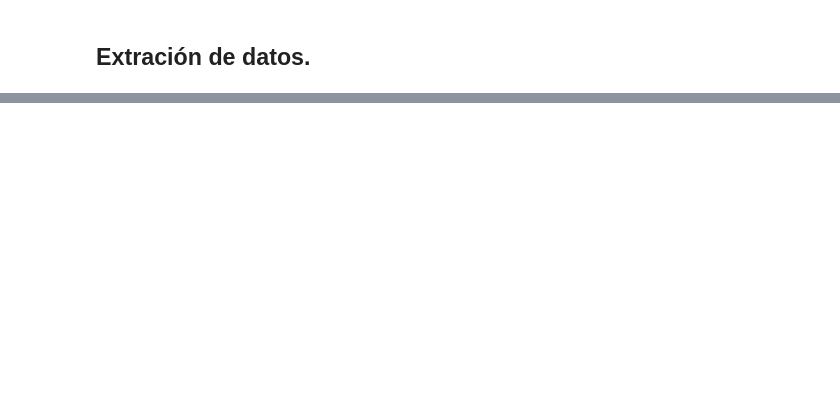
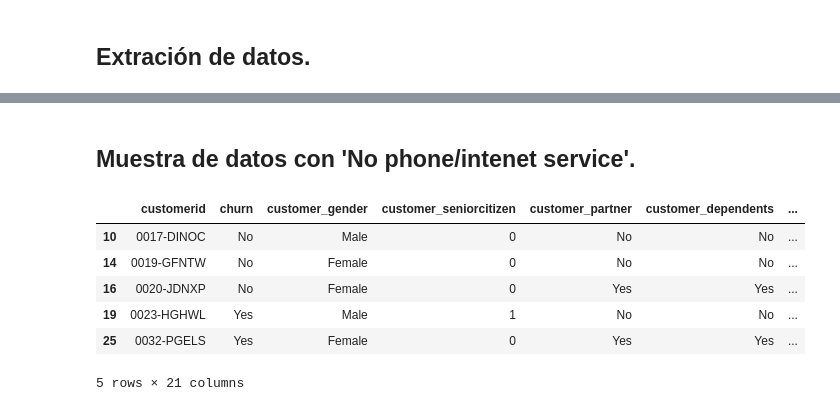
Before and after one commit to BjorkMagno/Portafolio, a Jupyter notebook: data-science/desafios/TelecomX/ChallengeTelecomX.ipynb, the cells around one changed output, grey strips where cells are left out. Drawn from its saved outputs; the diff is of its cells as text; code cells hidden in the pictures; blank space fills up the shorter version.

```diff
--- a/data-science/desafios/TelecomX/ChallengeTelecomX.ipynb
+++ b/data-science/desafios/TelecomX/ChallengeTelecomX.ipynb
@@ -45,0 +194,13 @@ datos.head()
+# %% [markdown]
+## Muestra de datos con 'No phone/intenet service'.
+# %%
+# Muestra de los datos 'No phone service' de la columna 'phone_multiplelines'
+registroDato(datos, 'phone_multiplelines', 'No phone service')
+# %% [output]
+|  | customerid | churn | customer_gender | customer_seniorcitizen | customer_partner | customer_dependents | ... |
+| 10 | 0017-DINOC | No | Male | 0 | No | No | ... |
+| 14 | 0019-GFNTW | No | Female | 0 | No | No | ... |
+| 16 | 0020-JDNXP | No | Female | 0 | Yes | Yes | ... |
+| 19 | 0023-HGHWL | Yes | Male | 1 | No | No | ... |
+| 25 | 0032-PGELS | Yes | Female | 0 | Yes | Yes | ... |
+5 rows × 21 columns
```
Also changed, not shown: parts of 74 cells of this notebook.
